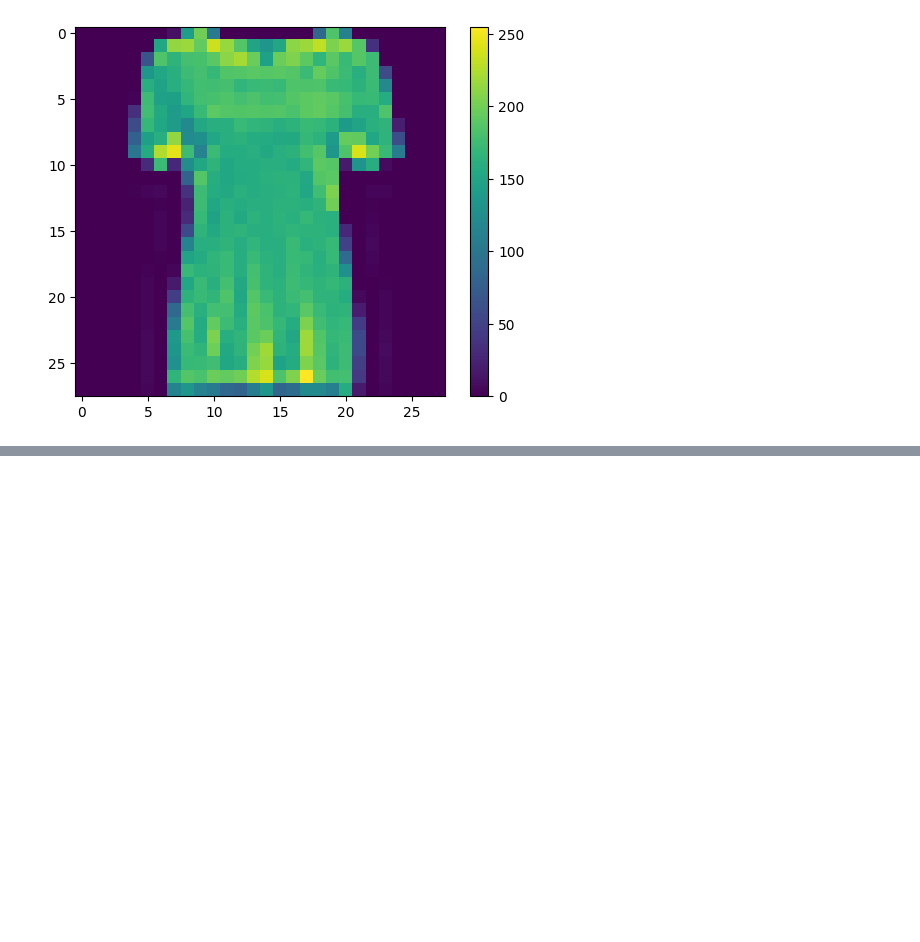
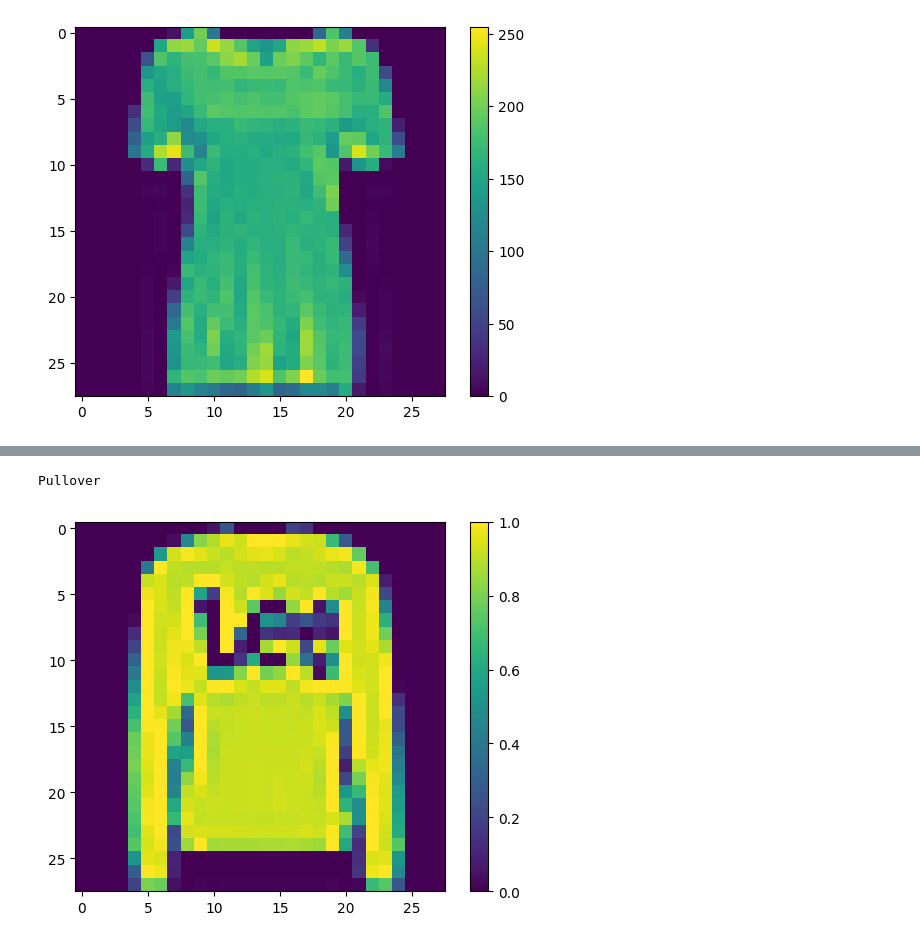
Before and after one commit to marius2347/Multiple-Datasets-Prediction-using-Tensorflow-in-Python-on-FreeCodeCamp, a Jupyter notebook: tensorflow.ipynb, the cells around one changed output, grey strips where cells are left out. Drawn from its saved outputs; the diff is of its cells as text; code cells hidden in the pictures; blank space fills up the shorter version.

```diff
--- a/tensorflow.ipynb
+++ b/tensorflow.ipynb
@@ -479,0 +526,12 @@ test_images = test_images / 255.0
+# %%
+print(class_names[np.argmax(predictions[1])]) # prediction for a class
+
+# show the image
+plt.figure()
+plt.imshow(test_images[1])
+plt.colorbar()
+plt.grid(False)
+plt.show()
+# %% [output]
+Pullover
+[figure, added]
```
Also changed, not shown: parts of 17 cells of this notebook, 1 other file.
